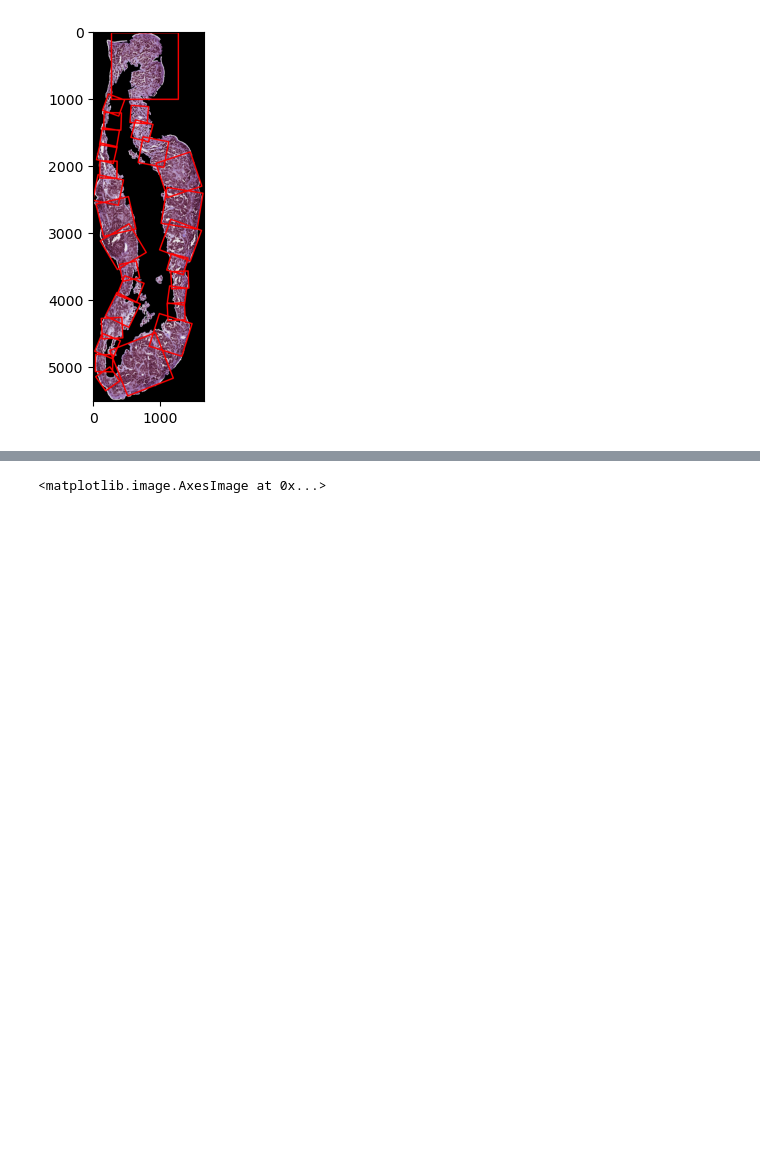
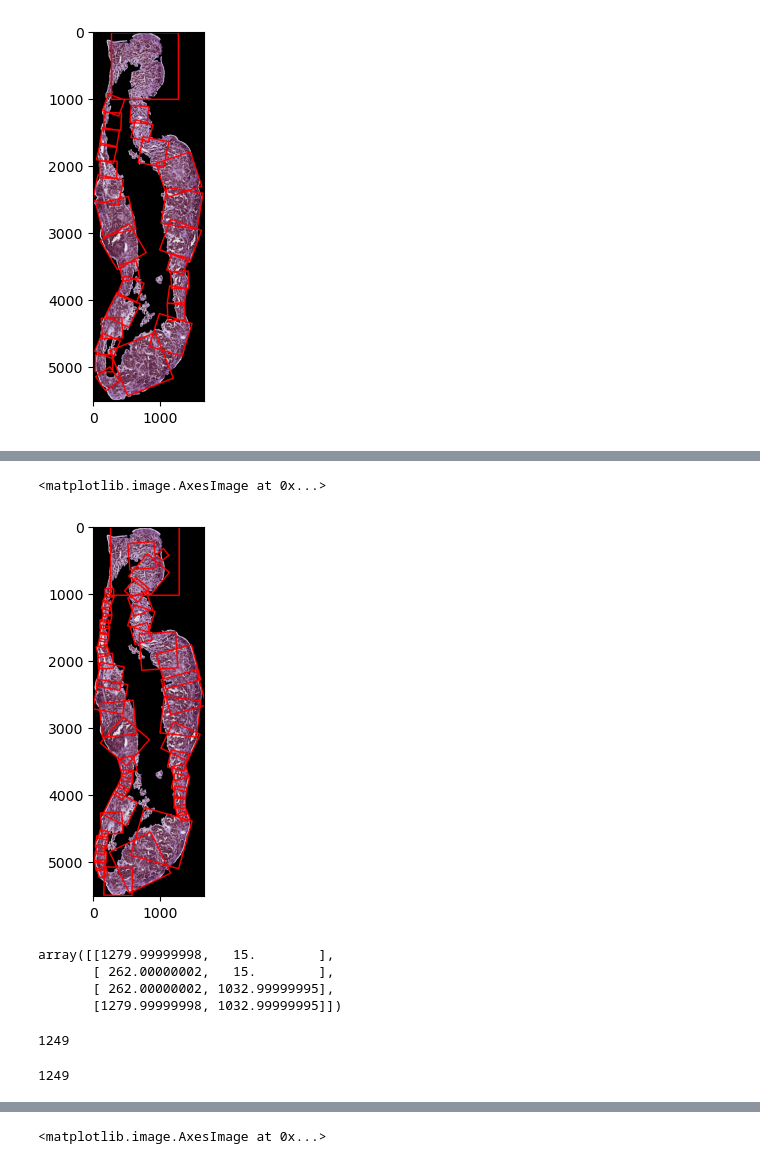
Before and after one commit to arvindkrishna87/STAT390_WI2025, a Jupyter notebook: Presentation 3/Coders/Ryan Lach/Contour_Normal_Toggleable.ipynb, the cells around one changed output, grey strips where cells are left out. Drawn from its saved outputs; the diff is of its cells as text; code cells hidden in the pictures; blank space fills up the shorter version.

```diff
--- a/Presentation 3/Coders/Ryan Lach/Contour_Normal_Toggleable.ipynb
+++ b/Presentation 3/Coders/Ryan Lach/Contour_Normal_Toggleable.ipynb
@@ -325,0 +692,14 @@ Coverage: 88.11%, Percent of mask as blank pixels: 21.56%, Score: 86.17%
+# %%
+final_squares_list=remove_overlapping_squares(
+    squares_list,
+    overlap_thresh=0.3,
+    look_back=5,
+    second_pass=False
+)
+# %%
+result2 = draw_squares(image1,final_squares_list)
+# %%
+plt.imshow(result2)
+# %% [output]
+<matplotlib.image.AxesImage at 0x...>
+[figure, added]
@@ -325,0 +708,7 @@ Coverage: 88.11%, Percent of mask as blank pixels: 21.56%, Score: 86.17%
+# %%
+(squares[0])
+# %% [output]
+array([[1279.99999998,   15.        ],
+       [ 262.00000002,   15.        ],
+       [ 262.00000002, 1032.99999995],
+       [1279.99999998, 1032.99999995]])
@@ -325,0 +717,8 @@ Coverage: 88.11%, Percent of mask as blank pixels: 21.56%, Score: 86.17%
+# %%
+len(squares_list[0])
+# %% [output]
+1249
+# %%
+len(squares)
+# %% [output]
+1249
```
Also changed, not shown: parts of 83 cells of this notebook, 4 other files.
